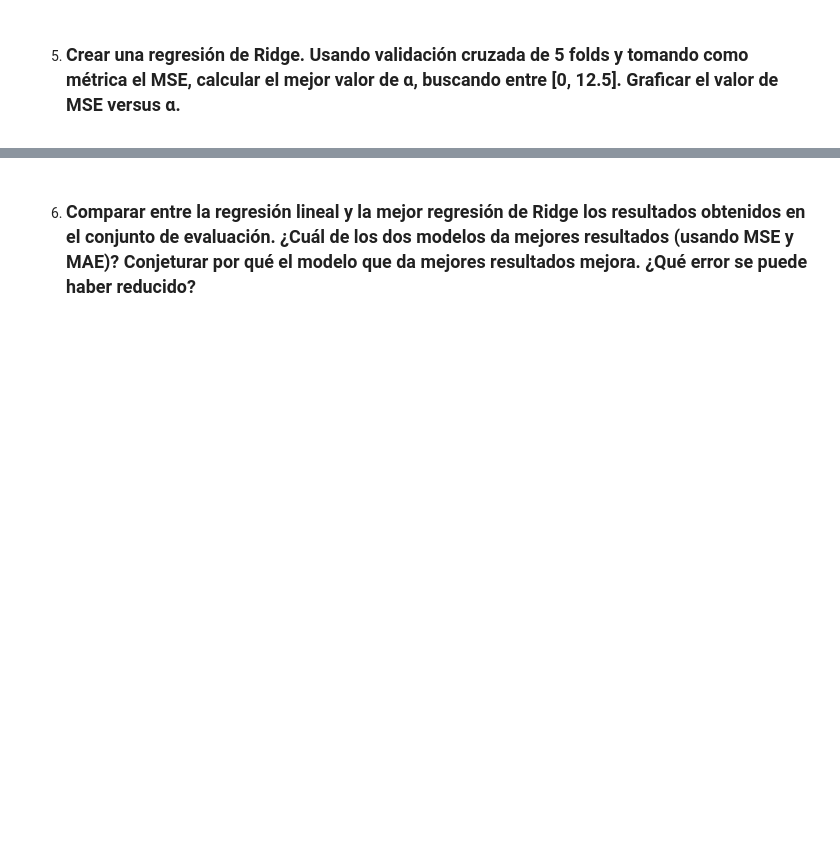
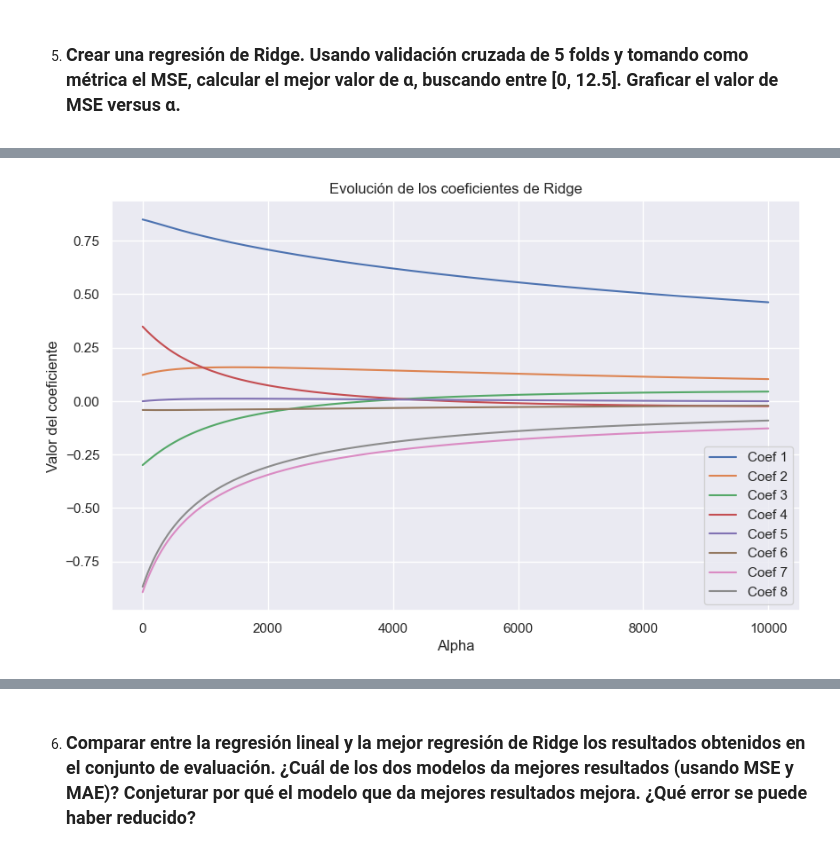
Before and after one commit to martinbrocca/CEIA-IIA, a Jupyter notebook: TP2/tp2.ipynb, the cells around one changed output, grey strips where cells are left out. Saved outputs shown, nothing was run; the diff lists cells and outputs as text; code cells hidden in the pictures; blank space fills up the shorter version.

Commit message:
correccion en Ridge

```diff
--- a/TP2/tp2.ipynb
+++ b/TP2/tp2.ipynb
@@ -446,4 +368,0 @@ Mejor alpha: 0.00, MSE: 0.5268
-# %%
-# Entrenamos el modelo final con el mejor alpha
-best_ridge = Ridge(alpha=best_alpha)
-best_ridge.fit(X_train, y_train)
@@ -508,0 +369,51 @@ El mejor valor de alpha para Lasso es: 0.0
+# %%
+import numpy as np
+import pandas as pd
+from sklearn.linear_model import Ridge
+from sklearn.model_selection import cross_val_score
+from sklearn.preprocessing import StandardScaler
+import matplotlib.pyplot as plt
+
+# Escalado cdel dataset dado que es condición para Ridge y Lasso
+scaler = StandardScaler()
+X_train_scaled = scaler.fit_transform(X_train)
+X_test_scaled = scaler.transform(X_test)  # Solo transform, no fit
+
+# Convertimos a DataFrames (para tener los nombres de columnas)
+X_train_scaled = pd.DataFrame(X_train_scaled, columns=['MedInc', 'HouseAge', 'AveRooms', 'AveBedrms', 'Population', 'AveOccup', 'Latitude', 'Longitude'])
+X_test_scaled = pd.DataFrame(X_test_scaled, columns=['MedInc', 'HouseAge', 'AveRooms', 'AveBedrms', 'Population', 'AveOccup', 'Latitude', 'Longitude'])
+
+# Ajustamos la dimensión a 8 columnas (número de atributos en X_train)
+coeffs_ridge = np.zeros([5000, 8])  # 5000 filas (alphas), 8 columnas (coeficientes)
+
+
+alpha_array_plot = np.arange(0, 10000, 2)  # 5000 valores de alpha
+
+# Calculamos los coeficientes para diferentes valores de alpha
+for index, alpha in enumerate(alpha_array_plot):
+    # Creamos los modelos
+    ridge_model = Ridge(alpha=alpha)
+
+    # Si alpha es cero, usamos LinearRegression
+    if index == 0:
+        lasso_model = LinearRegression()
+        ridge_model = LinearRegression()
+
+    # Los entrenamos
+    ridge_model.fit(X_train_scaled, y_train)
+
+    # Guardamos los coeficientes
+    coeffs_ridge[index, :] = ridge_model.coef_.copy()
+
+# Graficar cómo cambian los coeficientes
+import matplotlib.pyplot as plt
+plt.figure(figsize=(10, 6))
+for i in range(8):
+    plt.plot(alpha_array_plot, coeffs_ridge[:, i], label=f'Coef {i+1}')
+plt.xlabel('Alpha')
+plt.ylabel('Valor del coeficiente')
+plt.title('Evolución de los coeficientes de Ridge')
+plt.legend()
+plt.show()
+# %% [output]
+[figure, added]
```
Also changed, not shown: parts of 7 cells of this notebook.
